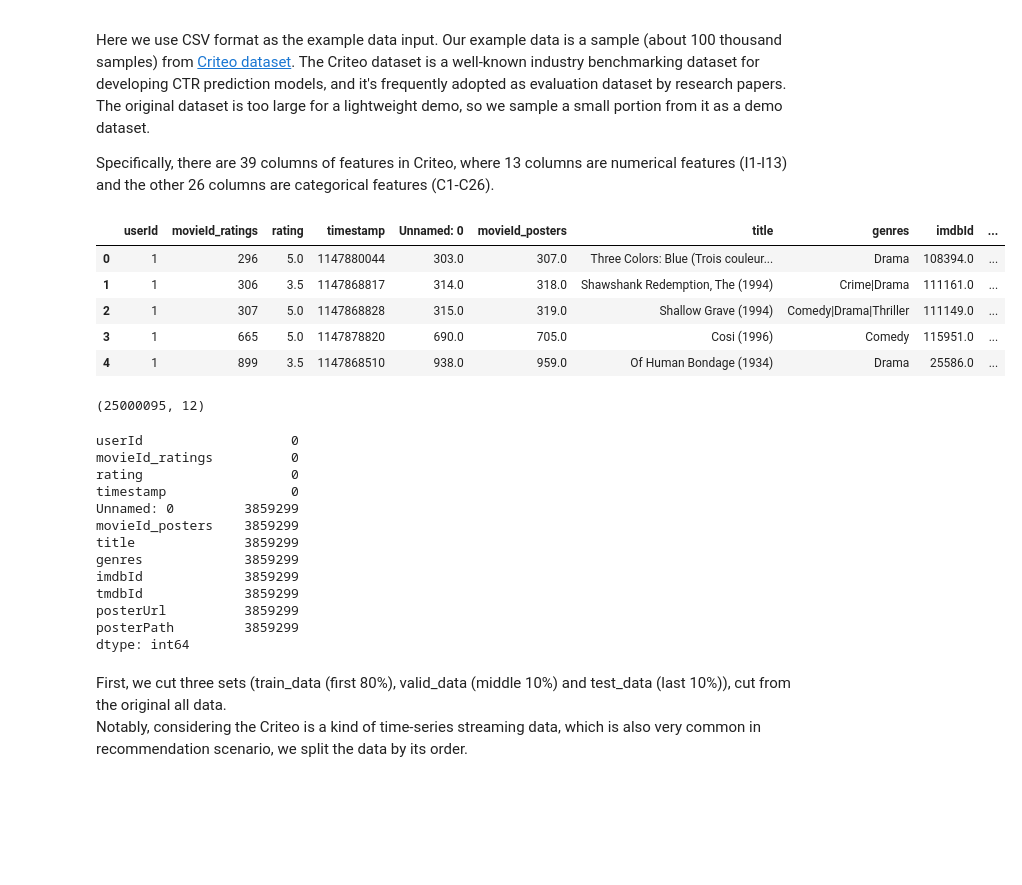
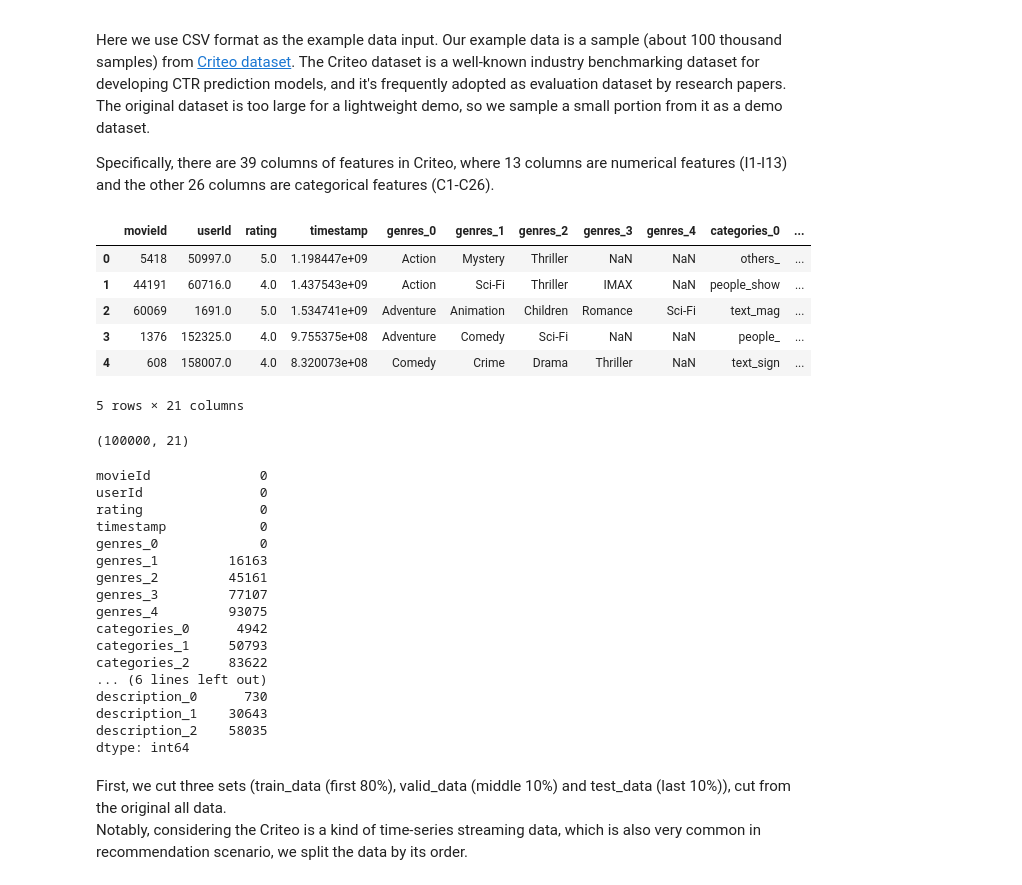
Before and after one commit to Boykai/carve, a Jupyter notebook: examples/00_quick_start/lightgbm_tinycriteo.ipynb, the cells around one changed output. Drawn from its saved outputs; the diff is of its cells as text; code cells hidden in the pictures; blank space fills up the shorter version.

```diff
--- a/examples/00_quick_start/lightgbm_tinycriteo.ipynb
+++ b/examples/00_quick_start/lightgbm_tinycriteo.ipynb
@@ -71,37 +71,48 @@ Here we use CSV format as the example data input. Our example data is a sample (
 
 Specifically, there are 39 columns of features in Criteo, where 13 columns are numerical features (I1-I13) and the other 26 columns are categorical features (C1-C26).
 # %%
-posters = pd.read_csv("../01_prepare_data/ml-25m/poster-urls.csv")
-ratings = pd.read_csv("../01_prepare_data/ml-25m/ratings.csv")
-all_data = ratings.join(posters, on="movieId", lsuffix="_ratings", rsuffix="_posters")
+#posters = pd.read_csv("../01_prepare_data/ml-25m/poster-urls.csv")
+#ratings = pd.read_csv("../01_prepare_data/ml-25m/ratings.csv")
+#all_data = ratings.join(posters, on="movieId", lsuffix="_ratings", rsuffix="_posters")
+all_data = pd.read_csv("../../carve/datasets/carve-movielens-prepared.csv")
+all_data = all_data.drop("Unnamed: 0", axis=1)
+all_data = all_data.sample(n=100000, random_state=0)
+all_data.reset_index(inplace=True)
+all_data = all_data.drop("index", axis=1)
+
 display(all_data.head())
 # %% [output]
-|  | userId | movieId_ratings | rating | timestamp | Unnamed: 0 | movieId_posters | title | genres | imdbId | ... |
-| 0 | 1 | 296 | 5.0 | 1147880044 | 303.0 | 307.0 | Three Colors: Blue (Trois couleur... | Drama | 108394.0 | ... |
-| 1 | 1 | 306 | 3.5 | 1147868817 | 314.0 | 318.0 | Shawshank Redemption, The (1994) | Crime|Drama | 111161.0 | ... |
-| 2 | 1 | 307 | 5.0 | 1147868828 | 315.0 | 319.0 | Shallow Grave (1994) | Comedy|Drama|Thriller | 111149.0 | ... |
-| 3 | 1 | 665 | 5.0 | 1147878820 | 690.0 | 705.0 | Cosi (1996) | Comedy | 115951.0 | ... |
-| 4 | 1 | 899 | 3.5 | 1147868510 | 938.0 | 959.0 | Of Human Bondage (1934) | Drama | 25586.0 | ... |
+|  | movieId | userId | rating | timestamp | genres_0 | genres_1 | genres_2 | genres_3 | genres_4 | categories_0 | ... |
+| 0 | 5418 | 50997.0 | 5.0 | 1.198447e+09 | Action | Mystery | Thriller | NaN | NaN | others_ | ... |
+| 1 | 44191 | 60716.0 | 4.0 | 1.437543e+09 | Action | Sci-Fi | Thriller | IMAX | NaN | people_show | ... |
+| 2 | 60069 | 1691.0 | 5.0 | 1.534741e+09 | Adventure | Animation | Children | Romance | Sci-Fi | text_mag | ... |
+| 3 | 1376 | 152325.0 | 4.0 | 9.755375e+08 | Adventure | Comedy | Sci-Fi | NaN | NaN | people_ | ... |
+| 4 | 608 | 158007.0 | 4.0 | 8.320073e+08 | Comedy | Crime | Drama | Thriller | NaN | text_sign | ... |
+5 rows × 21 columns
 # %%
 all_data.shape
 # %% [output]
-(25000095, 12)
+(100000, 21)
 # %%
 print(all_data.isnull().sum())
-all_data = all_data.dropna()
+#all_data = all_data.dropna()
 # %% [output]
-userId                   0
-movieId_ratings          0
-rating                   0
-timestamp                0
-Unnamed: 0         3859299
-movieId_posters    3859299
-title              3859299
-genres             3859299
-imdbId             3859299
-tmdbId             3859299
-posterUrl          3859299
-posterPath         3859299
+movieId              0
+userId               0
+rating               0
+timestamp            0
+genres_0             0
+genres_1         16163
+genres_2         45161
+genres_3         77107
+genres_4         93075
+categories_0      4942
+categories_1     50793
+categories_2     83622
+... (6 lines left out)
+description_0      730
+description_1    30643
+description_2    58035
 dtype: int64
 # %% [markdown]
 First, we cut three sets (train_data (first 80%), valid_data (middle 10%) and test_data (last 10%)), cut from the original all data. <br>
```
Also changed, not shown: parts of 12 cells of this notebook, 7 other files.
